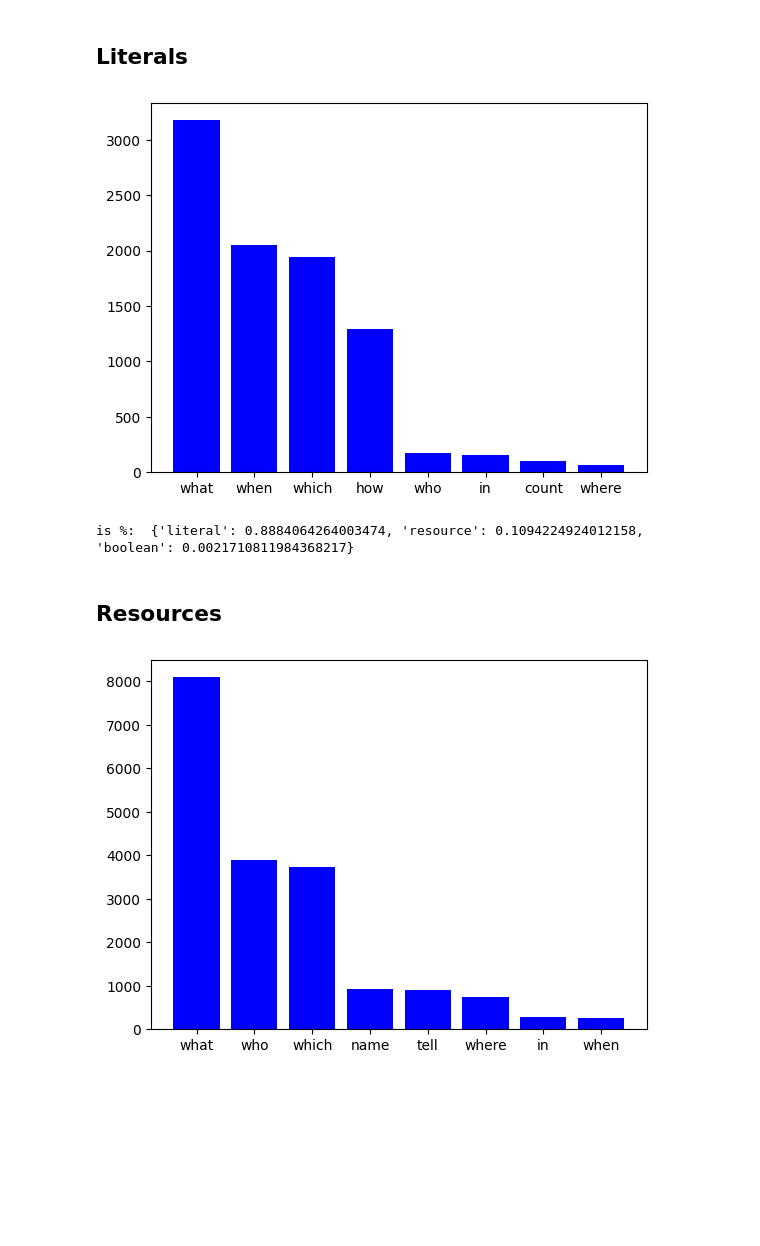
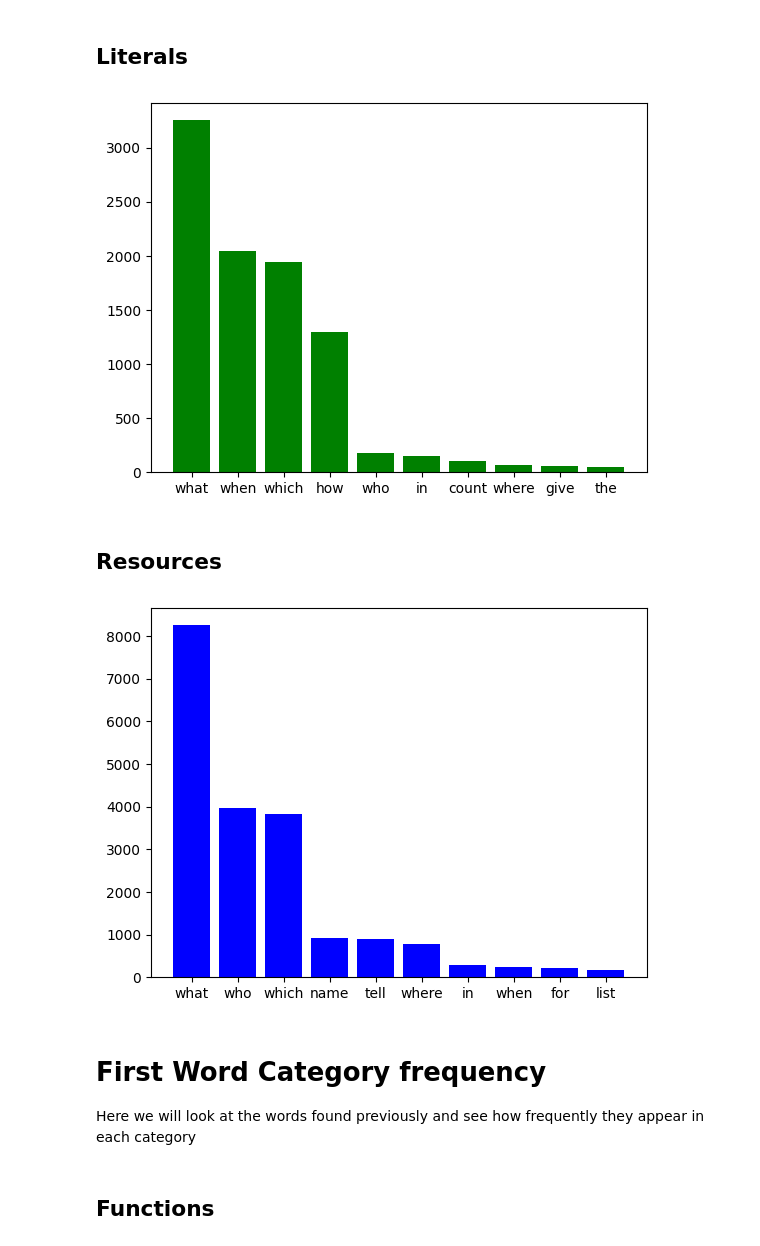
Before and after one commit to sbthepotato/DAT640-Project-22H, a Jupyter notebook: analysis/analysis.ipynb, the cells around one changed output. Drawn from its saved outputs; the diff is of its cells as text; code cells hidden in the pictures; blank space fills up the shorter version.

```diff
--- a/analysis/analysis.ipynb
+++ b/analysis/analysis.ipynb
@@ -19,15 +19,21 @@ def loadData(filelocation):
     The keys are:
 
     'ID', 'question', 'category', 'type'
-
-    Note: 'Boolean' category have no type
     """
     with open(filelocation, 'r', encoding='utf-8') as file:
         return json.load(file)
+
+def preprocess(doc):
+    """Preprocesses a document
+    Taken from A2.1 assignment
+    """
+    ps = nltk.stem.PorterStemmer()
+    return [ps.stem(term) for term in re.sub(r"[^\w]|_", " ", doc).lower().split()]
 # %%
-dbpedia = loadData('../datasets/DBpedia/smarttask_dbpedia_train.json')
-wikidata = loadData('../datasets/Wikidata/lcquad2_anstype_wikidata_train.json')
-data = dbpedia + wikidata
+data = loadData('../datasets/DBpedia/smarttask_dbpedia_train.json') + loadData('../datasets/Wikidata/lcquad2_anstype_wikidata_train.json')
+
+for i, j in enumerate(data):
+    data[i]['question'] = ' '.join(preprocess(str(j['question'])))
 # %% [markdown]
 ## Category Analysis Functions
 
@@ -70,13 +76,17 @@ def convertTupToDict(tuple):
     for i, j in tuple:
         dict.setdefault(i, j)
     return dict
+
 def mostFreqQwordCategory(data, category):
     """Takes a dataset and a category and returns the first word of every question
     """
     firstWordList = []
     for i in data:
         if i['category'] == category:
-            firstWordList.append(str(i['question']).lower().split()[0])
+            try:
+                firstWordList.append(str(i['question']).lower().split()[0])
+            except:
+                ...
     return firstWordList
 
 def CountFrequency(list):
@@ -161,22 +132,24 @@ what %:  {'resource': 0.7172236503856041, 'literal': 0.2814466802588423, 'boolea
 # %% [markdown]
 ## Literals
 # %%
-DataBoolTopXDict = convertTupToDict(topXOfList(mostFreqQwordCategory(data, 'literal'), 8))
+DataBoolTopXDict = convertTupToDict(topXOfList(mostFreqQwordCategory(data, 'literal'), 10))
 
-plt.bar(list(DataBoolTopXDict.keys()),list(DataBoolTopXDict.values()), color='b')
+plt.bar(list(DataBoolTopXDict.keys()),list(DataBoolTopXDict.values()), color='g')
 plt.show()
 # %% [output]
-[figure, old version]
+[figure, new version]
-# %%
-print("is %: ", categoryPercentages(CountFrequency(checkQword(data, 'when'))))
-# %% [output]
-is %:  {'literal': 0.8884064264003474, 'resource': 0.1094224924012158, 'boolean': 0.0021710811984368217}
 # %% [markdown]
 ## Resources
 # %%
-DataBoolTopXDict = convertTupToDict(topXOfList(mostFreqQwordCategory(data, 'resource'), 8))
+DataBoolTopXDict = convertTupToDict(topXOfList(mostFreqQwordCategory(data, 'resource'), 10))
 
 plt.bar(list(DataBoolTopXDict.keys()),list(DataBoolTopXDict.values()), color='b')
 plt.show()
 # %% [output]
-[figure, old version]
+[figure, new version]
+# %% [markdown]
+# First Word Category frequency
+
+Here we will look at the words found previously and see how frequently they appear in each category
+# %% [markdown]
+## Functions
```
Also changed, not shown: parts of 18 cells of this notebook, 12 other files.
